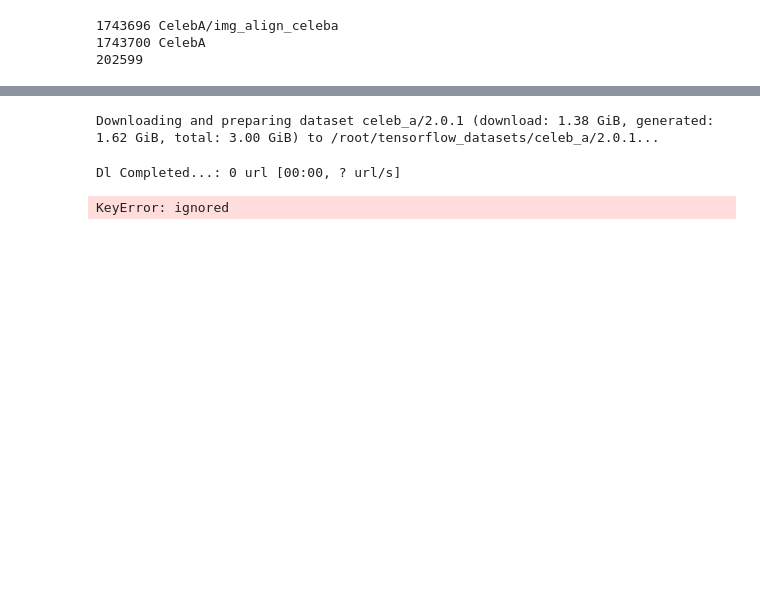
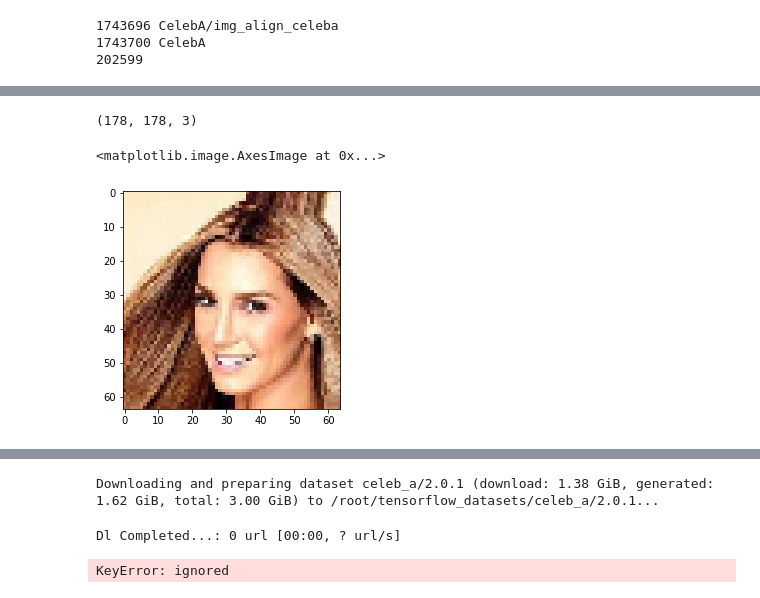
Before and after one commit to JRyanShue/DCGAN, a Jupyter notebook: src/DCGAN.ipynb, the cells around one changed output, grey strips where cells are left out. Drawn from its saved outputs; the diff is of its cells as text; code cells hidden in the pictures; blank space fills up the shorter version.

```diff
--- a/src/DCGAN.ipynb
+++ b/src/DCGAN.ipynb
@@ -199,0 +211,21 @@ None
+# %%
+
+original_img = cv2.imread('CelebA/img_align_celeba/000001.jpg')
+
+# Crop out top and bottom evenly to create a square image
+crop_margin = int((original_img.shape[0] - original_img.shape[1]) / 2)
+original_img = original_img[crop_margin:(original_img.shape[0] - crop_margin)]
+
+print(original_img.shape)
+
+# Resize to 64x64
+img = cv2.resize(original_img, (64, 64))
+
+# BGR -> RGB
+img = cv2.cvtColor(img, cv2.COLOR_BGR2RGB)
+
+plt.imshow(img)
+# %% [output]
+(178, 178, 3)
+<matplotlib.image.AxesImage at 0x...>
+[figure, added]
```
Also changed, not shown: parts of 20 cells of this notebook.
